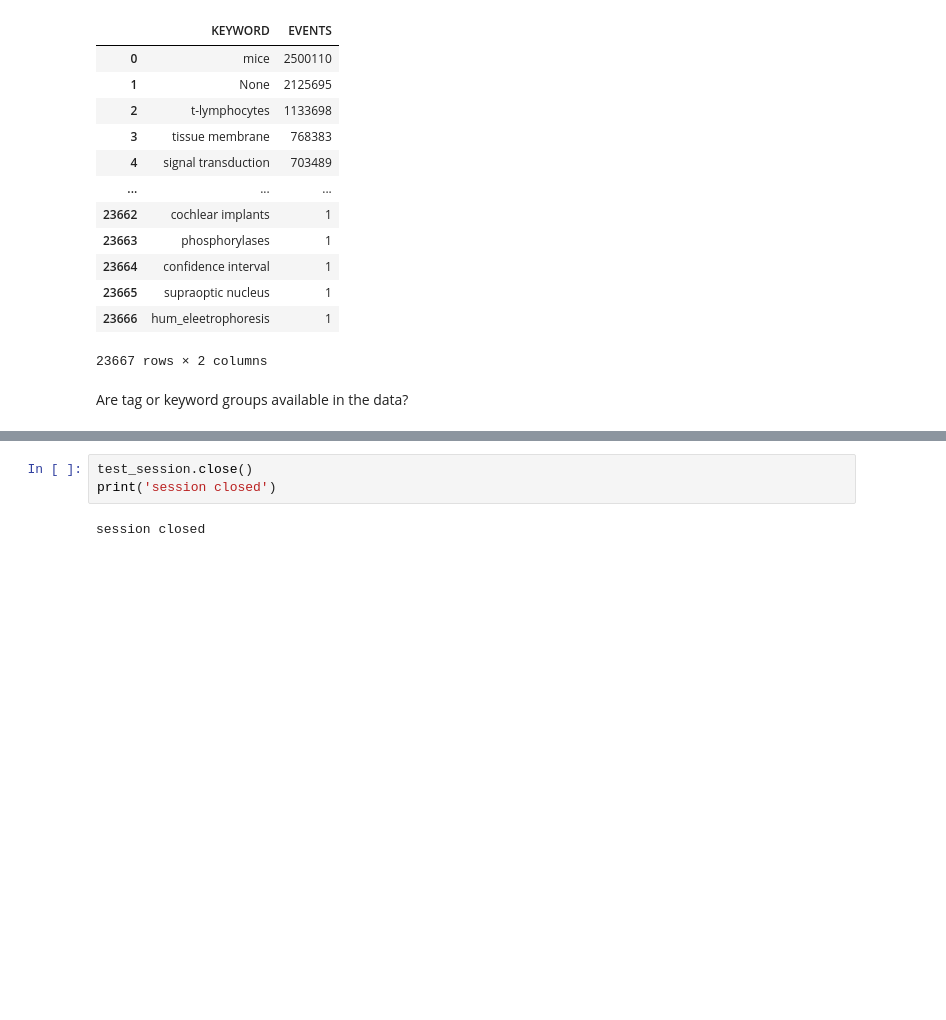
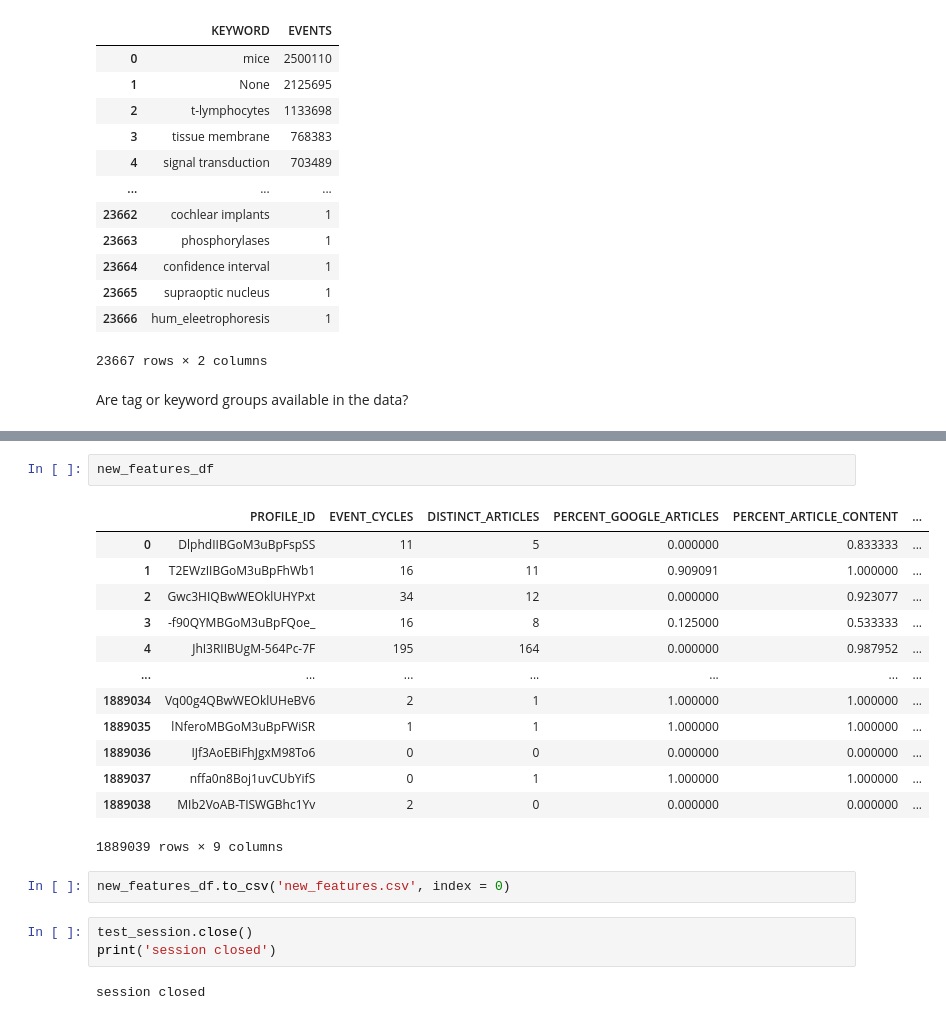
Before and after one commit to Data-ScienceHub/ETM, a Jupyter notebook: Code/eda/eda_features.ipynb, the cells around one changed output, grey strips where cells are left out. Cells and saved outputs as stored; diff of their text form; blank space fills up the shorter version.

Commit message:
Add code for extracting new profile level features

```diff
--- a/Code/eda/eda_features.ipynb
+++ b/Code/eda/eda_features.ipynb
@@ -284,3 +366,21 @@ Are tag or keyword groups available in the data?
+# %%
+new_features_df
+# %% [output]
+|  | PROFILE_ID | EVENT_CYCLES | DISTINCT_ARTICLES | PERCENT_GOOGLE_ARTICLES | PERCENT_ARTICLE_CONTENT | ... |
+| 0 | DlphdIIBGoM3uBpFspSS | 11 | 5 | 0.000000 | 0.833333 | ... |
+| 1 | T2EWzIIBGoM3uBpFhWb1 | 16 | 11 | 0.909091 | 1.000000 | ... |
+| 2 | Gwc3HIQBwWEOklUHYPxt | 34 | 12 | 0.000000 | 0.923077 | ... |
+| 3 | -f90QYMBGoM3uBpFQoe_ | 16 | 8 | 0.125000 | 0.533333 | ... |
+| 4 | JhI3RIIBUgM-564Pc-7F | 195 | 164 | 0.000000 | 0.987952 | ... |
+| ... | ... | ... | ... | ... | ... | ... |
+| 1889034 | Vq00g4QBwWEOklUHeBV6 | 2 | 1 | 1.000000 | 1.000000 | ... |
+| 1889035 | lNferoMBGoM3uBpFWiSR | 1 | 1 | 1.000000 | 1.000000 | ... |
+| 1889036 | IJf3AoEBiFhJgxM98To6 | 0 | 0 | 0.000000 | 0.000000 | ... |
+| 1889037 | nffa0n8Boj1uvCUbYifS | 0 | 1 | 1.000000 | 1.000000 | ... |
+| 1889038 | MIb2VoAB-TISWGBhc1Yv | 2 | 0 | 0.000000 | 0.000000 | ... |
+1889039 rows × 9 columns
+# %%
+new_features_df.to_csv('new_features.csv', index = 0)
 # %%
 test_session.close()
 print('session closed')
```
Also changed, not shown: parts of 1 cell of this notebook.
